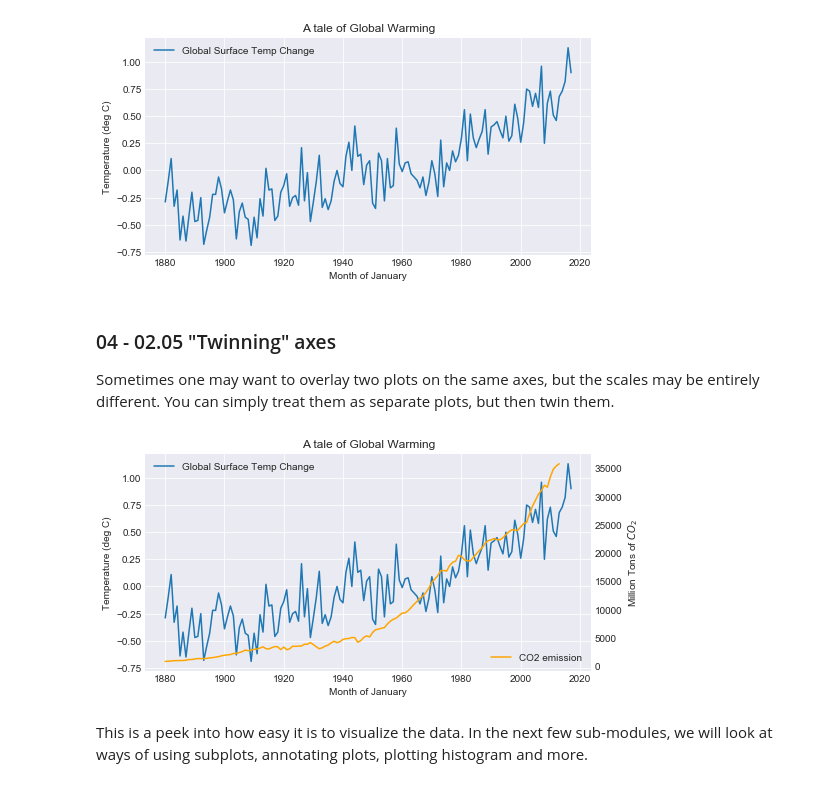
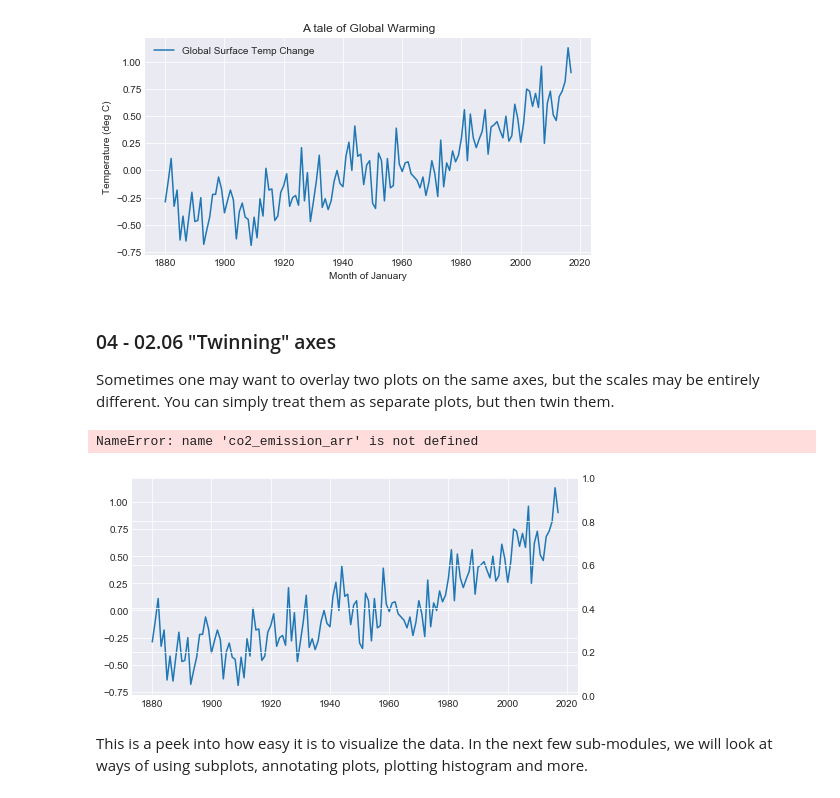
Before and after one commit to Mohitsharma44/ucsl17, a Jupyter notebook: notebooks/04-01 Interactive Plotting with Matplotlib.ipynb, the cells around one changed output. Cells and saved outputs as stored; diff of their text form; code cells hidden in the pictures.

```diff
--- a/notebooks/04-01 Interactive Plotting with Matplotlib.ipynb
+++ b/notebooks/04-01 Interactive Plotting with Matplotlib.ipynb
@@ -237,7 +261,7 @@ ax.legend()
 <matplotlib.legend.Legend at 0x...>
 [figure]
 # %% [markdown]
-### 04 - 02.05 "Twinning" axes
+### 04 - 02.06 "Twinning" axes
 Sometimes one may want to overlay two plots on the same axes, but the scales may be entirely different. You can simply treat them as separate plots, but then twin them.
 # %%
 # CO2 data obtained from http://cdiac.ornl.gov/CO2_Emission/timeseries/global
@@ -246,19 +270,20 @@ co2_emissions_arr = np.fromstring(co2_emission_str, sep=",")
 # %%
 fig = plt.figure(figsize=plt.figaspect(0.5))
 ax = fig.add_subplot(111)
 ax.plot(surface_temp_year, surface_temp_change_arr, label='Global Surface Temp Change')
 # Share x axis
 ax2 = ax.twinx()
 ax2.plot(surface_temp_year[:-4], co2_emission_arr, label='CO2 emission', color='orange')
 ax2.set_ylabel('Million Tons of $CO_2$')
 ax.set_ylabel('Temperature (deg C)')
 ax.set_xlabel('Month of January')
 ax.set_title("A tale of Global Warming")
 ax.legend(loc="upper left")
 ax2.legend(loc="lower right")
-# turn off additional grids
-plt.grid(False, which='both')
+# turn off grids for CO2
+ax2.grid(False, which='both')
 # %% [output]
+NameError: name 'co2_emission_arr' is not defined
-[figure, old version]
+[figure, new version]
 # %% [markdown]
 This is a peek into how easy it is to visualize the data. In the next few sub-modules, we will look at ways of using subplots, annotating plots, plotting histogram and more.
```
Also changed, not shown: parts of 4 cells of this notebook.
